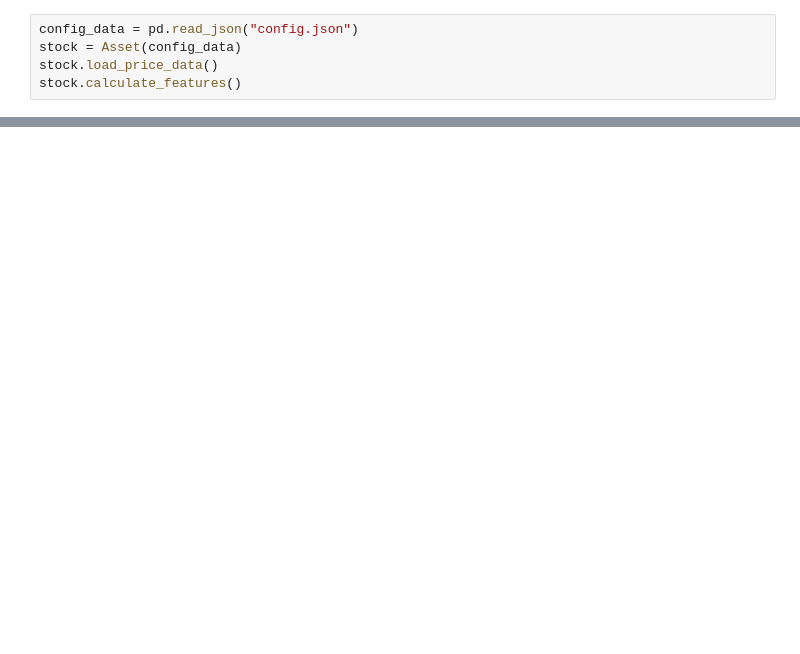
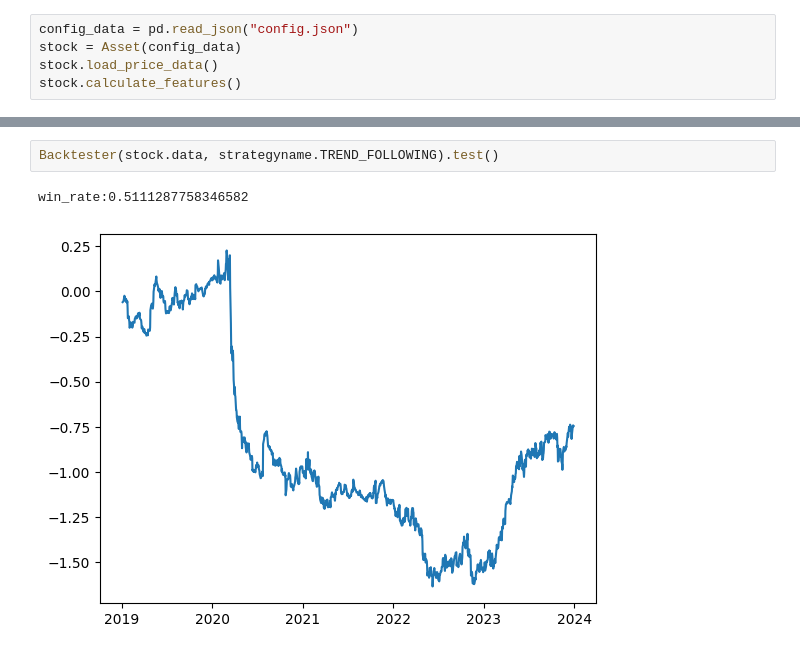
Before and after one commit to adityakella/signal_based, a Jupyter notebook: main.ipynb, the cells around one changed output, grey strips where cells are left out. Drawn from its saved outputs; the diff is of its cells as text; blank space fills up the shorter version.

Commit message:
added trend following and buy and hold performance

```diff
--- a/main.ipynb
+++ b/main.ipynb
@@ -25,3 +48,8 @@ backtest.test()
 # %% [output]
 win_rate:0.4984101748807631
 [figure]
+# %%
+Backtester(stock.data, strategyname.TREND_FOLLOWING).test()
+# %% [output]
+win_rate:0.5111287758346582
+[figure, added]
```
Also changed, not shown: parts of 10 cells of this notebook, 6 other files.
